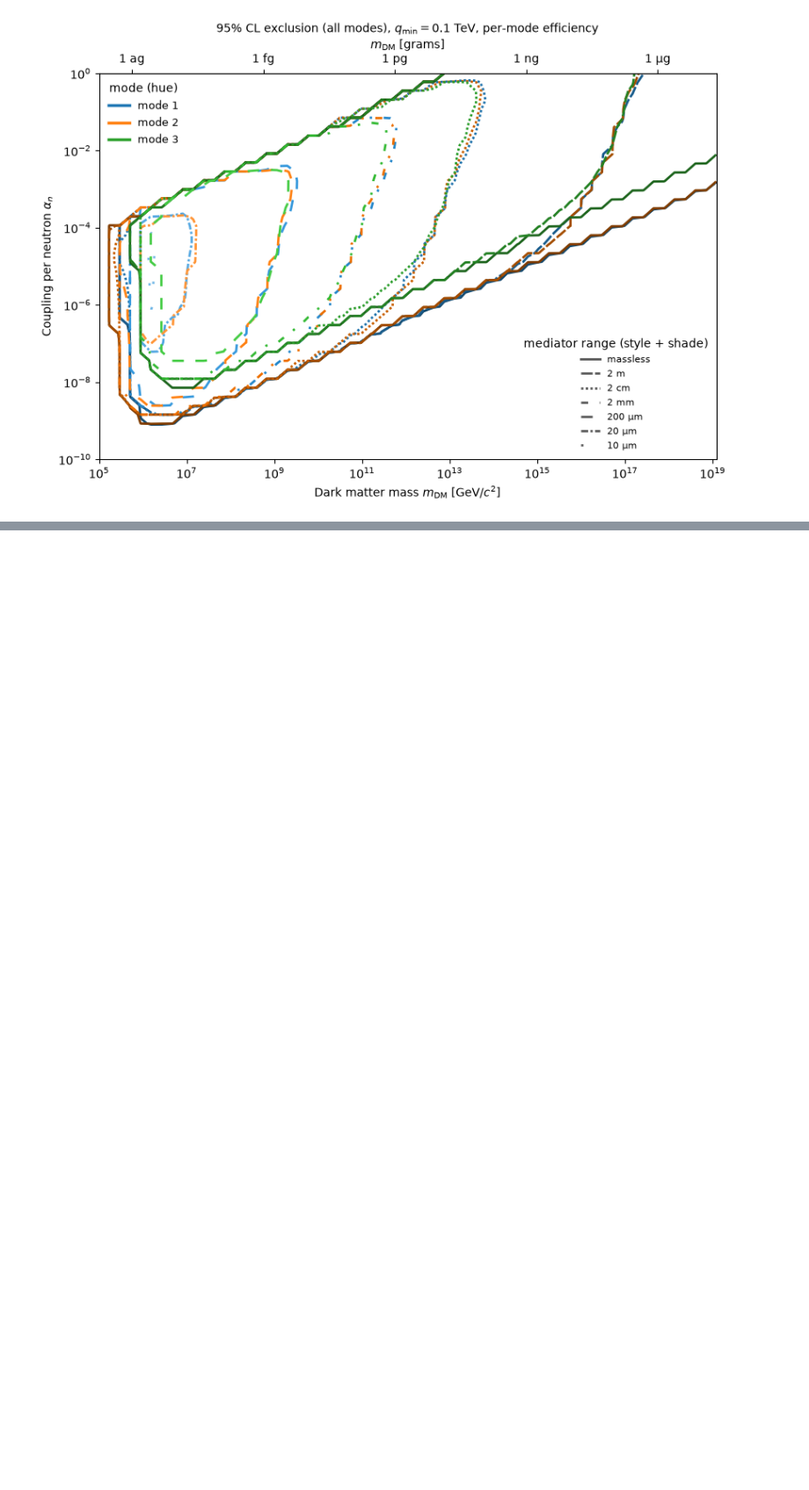
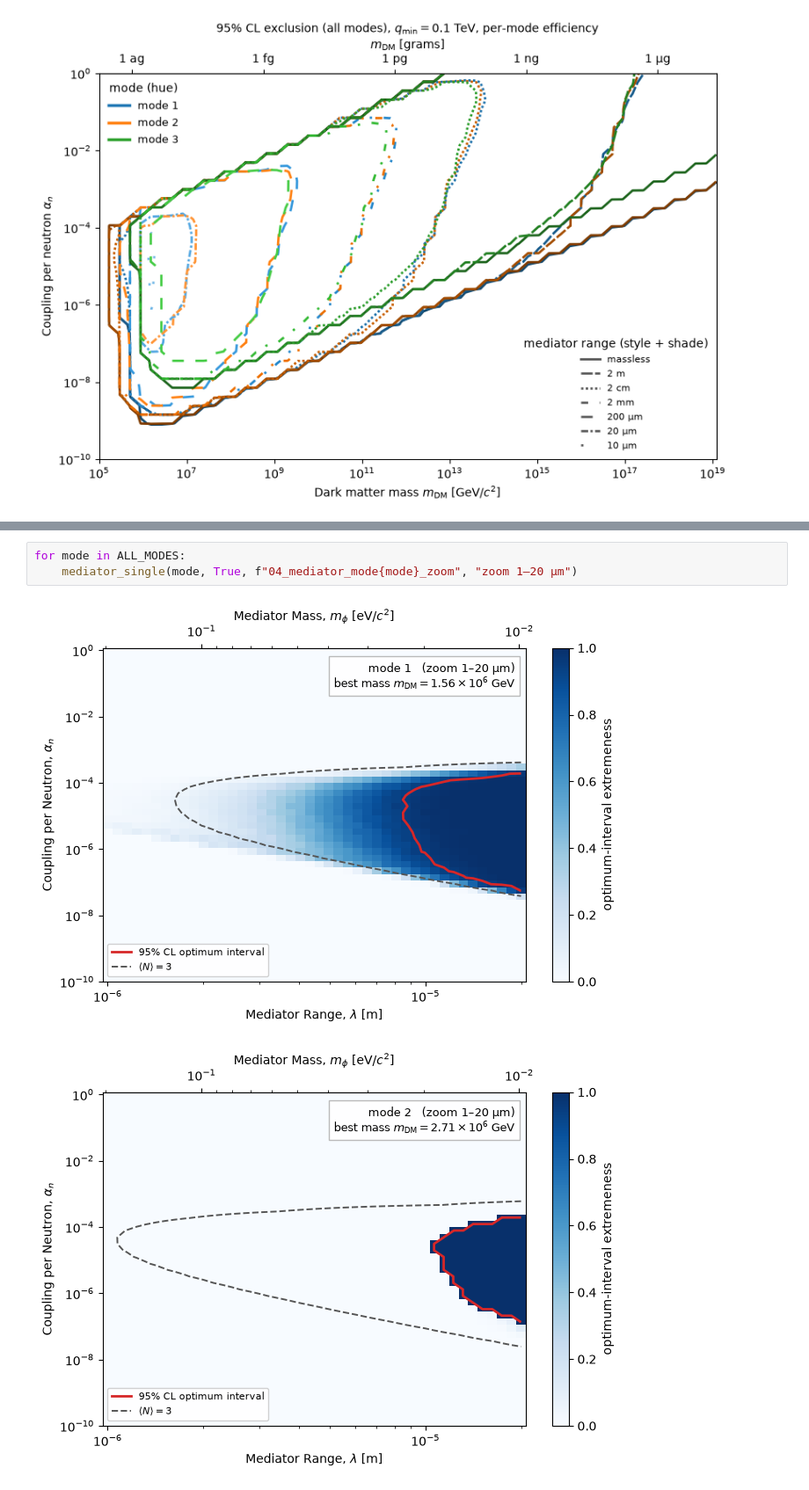
Before and after one commit to PolonaiseExperiment/luhdm, a Jupyter notebook: notebooks/04_mode_comparison.ipynb, the cells around one changed output, grey strips where cells are left out. Shown at 88% size. Cells and saved outputs as stored; diff of their text form; blank space fills up the shorter version.

```diff
--- a/notebooks/04_mode_comparison.ipynb
+++ b/notebooks/04_mode_comparison.ipynb
@@ -212,0 +197,6 @@ mediator_panels(True, "04_mediator_vs_coupling_zoom",
+# %%
+for mode in ALL_MODES:
+    mediator_single(mode, True, f"04_mediator_mode{mode}_zoom", "zoom 1–20 µm")
+# %% [output]
+[figure, added]
+[figure, added]
```
Also changed, not shown: parts of 6 cells of this notebook, 33 other files.
